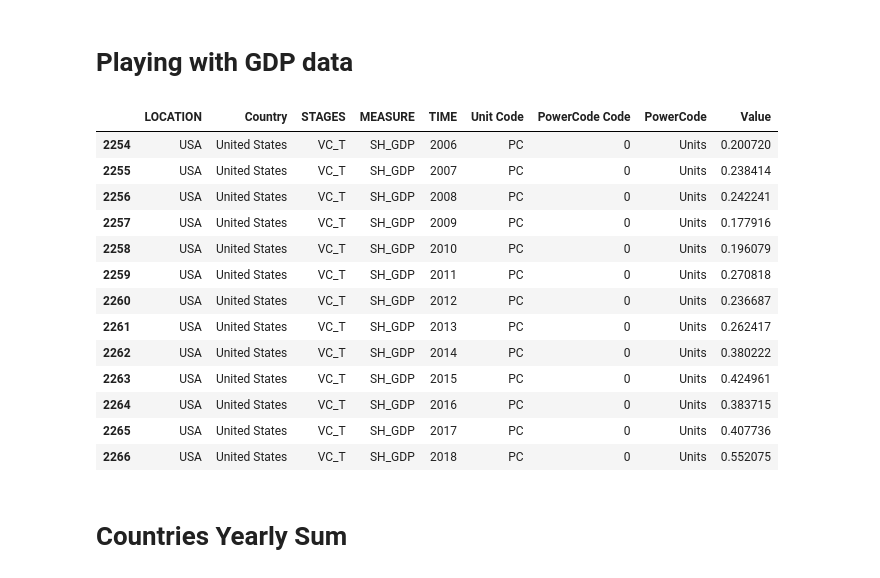
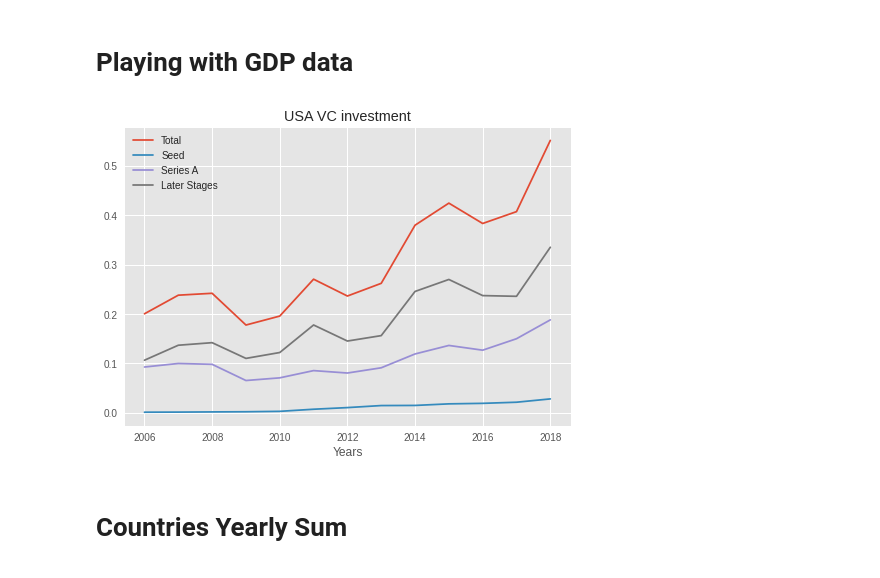
Before and after one commit to csd-oss/vc-investmemt, a Jupyter notebook: VC_Investment.ipynb, the cells around one changed output. Drawn from its saved outputs; the diff is of its cells as text; code cells hidden in the pictures.

Commit message:
Created gdp plots

```diff
--- a/VC_Investment.ipynb
+++ b/VC_Investment.ipynb
@@ -53,22 +55,22 @@ filt_total_us = (df_gdp['STAGES'] == "VC_T") & (df_gdp['LOCATION']== "USA")
 filt_seed_us = (df_gdp['STAGES'] == "SEED") & (df_gdp['LOCATION']== "USA")
 filt_start_us = (df_gdp['STAGES'] == "START") & (df_gdp['LOCATION']== "USA")
 filt_later_us = (df_gdp['STAGES'] == "LATER") & (df_gdp['LOCATION']== "USA")
-df_gdp[filt_total_us]
-# %% [output]
-|  | LOCATION | Country | STAGES | MEASURE | TIME | Unit Code | PowerCode Code | PowerCode | Value |
-| 2254 | USA | United States | VC_T | SH_GDP | 2006 | PC | 0 | Units | 0.200720 |
-| 2255 | USA | United States | VC_T | SH_GDP | 2007 | PC | 0 | Units | 0.238414 |
-| 2256 | USA | United States | VC_T | SH_GDP | 2008 | PC | 0 | Units | 0.242241 |
-| 2257 | USA | United States | VC_T | SH_GDP | 2009 | PC | 0 | Units | 0.177916 |
-| 2258 | USA | United States | VC_T | SH_GDP | 2010 | PC | 0 | Units | 0.196079 |
-| 2259 | USA | United States | VC_T | SH_GDP | 2011 | PC | 0 | Units | 0.270818 |
-| 2260 | USA | United States | VC_T | SH_GDP | 2012 | PC | 0 | Units | 0.236687 |
-| 2261 | USA | United States | VC_T | SH_GDP | 2013 | PC | 0 | Units | 0.262417 |
-| 2262 | USA | United States | VC_T | SH_GDP | 2014 | PC | 0 | Units | 0.380222 |
-| 2263 | USA | United States | VC_T | SH_GDP | 2015 | PC | 0 | Units | 0.424961 |
-| 2264 | USA | United States | VC_T | SH_GDP | 2016 | PC | 0 | Units | 0.383715 |
-| 2265 | USA | United States | VC_T | SH_GDP | 2017 | PC | 0 | Units | 0.407736 |
-| 2266 | USA | United States | VC_T | SH_GDP | 2018 | PC | 0 | Units | 0.552075 |
+# %%
+fig, ax = plt.subplots()
+plt.style.use("ggplot")
+ax.plot(df_gdp.loc[filt_total_us].TIME, df_gdp.loc[filt_total_us].Value, label = "Total")
+ax.plot(df_gdp.loc[filt_seed_us].TIME, df_gdp.loc[filt_seed_us].Value, label = "Seed")
+ax.plot(df_gdp.loc[filt_start_us].TIME, df_gdp.loc[filt_start_us].Value, label = "Series A")
+ax.plot(df_gdp.loc[filt_later_us].TIME, df_gdp.loc[filt_later_us].Value, label = "Later Stages")
+
+ax.set_xlabel("Years")
+ax.set_label("%GDP")
+ax.set_title("USA VC investment")
+ax.grid(True)
+ax.legend()
+plt.show()
+# %% [output]
+[figure, added]
 # %% [markdown]
 # Countries Yearly Sum
 # %%
```
Also changed, not shown: parts of 1 cell of this notebook.
